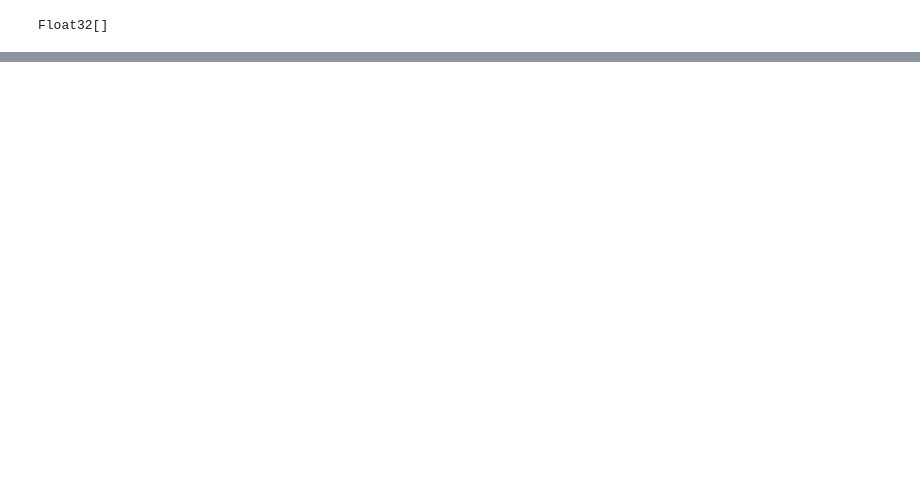
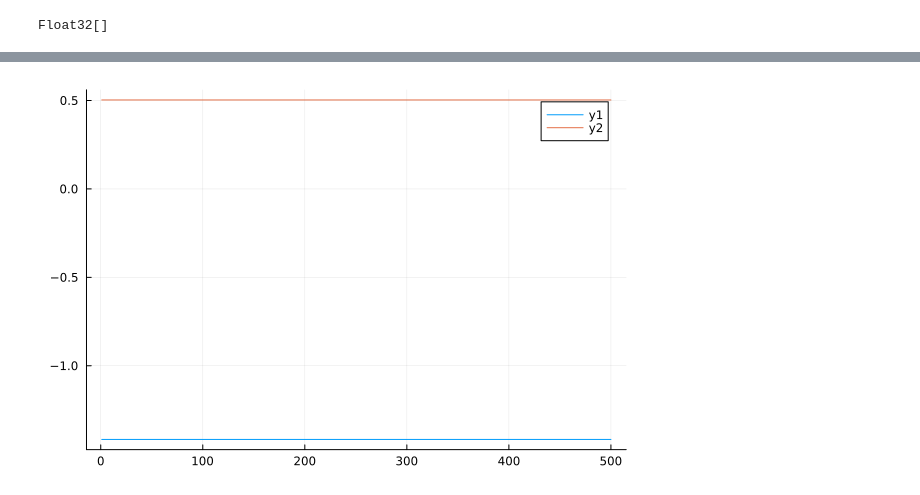
Before and after one commit to briandepasquale/FNO, a Jupyter notebook: test.ipynb, the cells around one changed output, grey strips where cells are left out. Saved outputs shown, nothing was run; the diff lists cells and outputs as text; code cells hidden in the pictures; blank space fills up the shorter version.

```diff
--- a/test.ipynb
+++ b/test.ipynb
@@ -228,0 +342,4 @@ plot!(x_smooth[1,:,1])
+# %%
+plot(μ_p[:,:,1])
+# %% [output]
+[figure, added]
```
Also changed, not shown: parts of 32 cells of this notebook.
